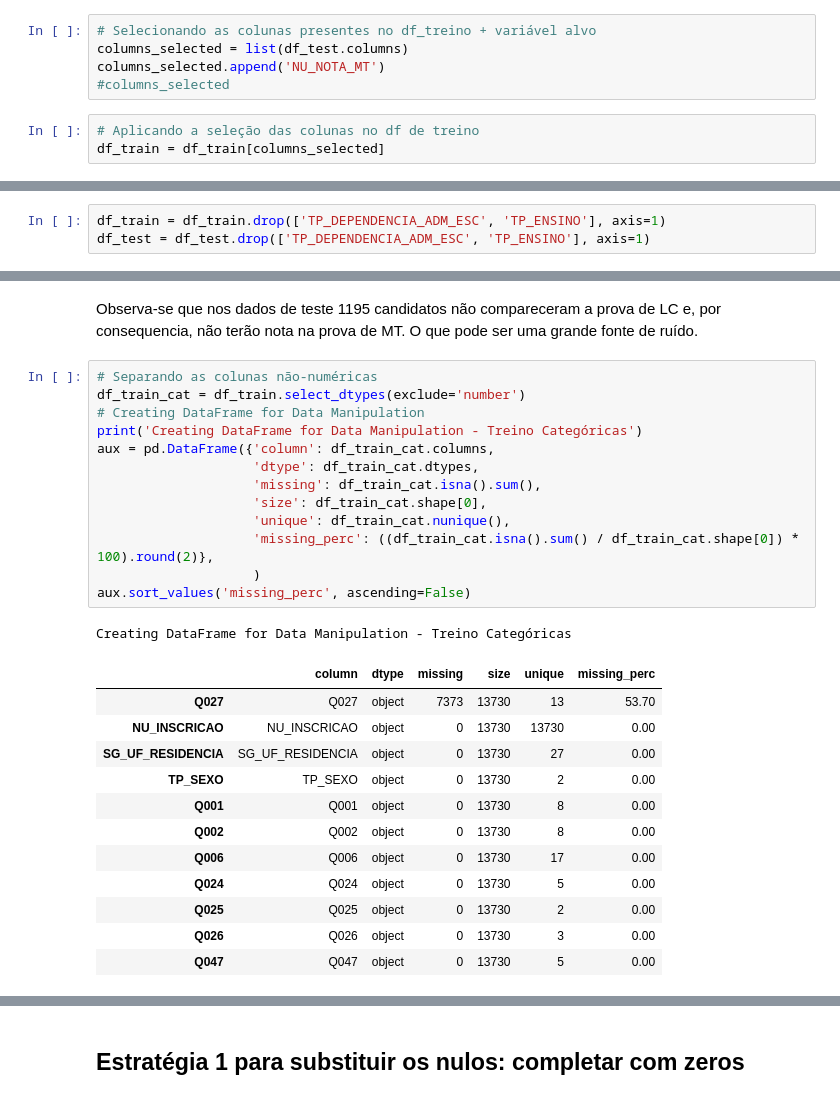
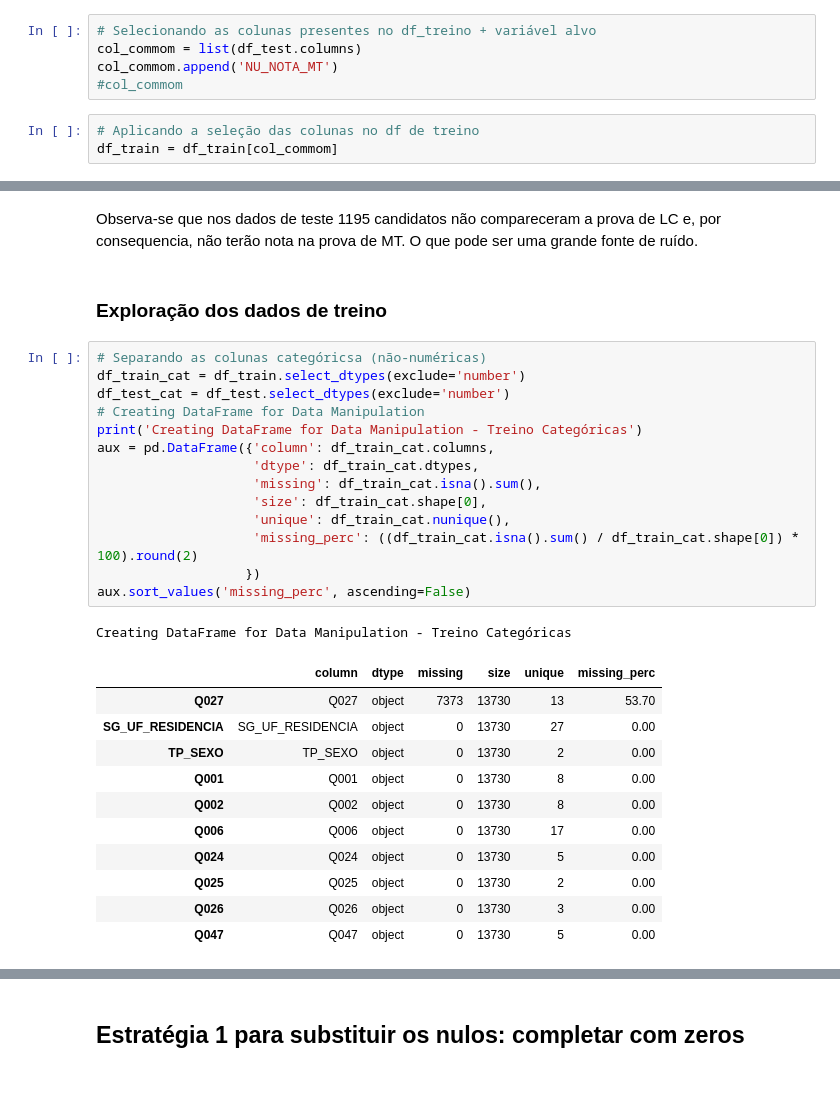
Before and after one commit to CarolRibeiroDS/Codenation-AceleraDev-DS, a Jupyter notebook: semana8/desafio_Enem_2.ipynb, the cells around one changed output, grey strips where cells are left out. Cells and saved outputs as stored; diff of their text form.

```diff
--- a/semana8/desafio_Enem_2.ipynb
+++ b/semana8/desafio_Enem_2.ipynb
@@ -60,11 +75,11 @@ True
 # %%
 # Selecionando as colunas presentes no df_treino + variável alvo
-columns_selected = list(df_test.columns)
-columns_selected.append('NU_NOTA_MT')
-#columns_selected
+col_commom = list(df_test.columns)
+col_commom.append('NU_NOTA_MT')
+#col_commom
 # %%
 # Aplicando a seleção das colunas no df de treino
-df_train = df_train[columns_selected]
+df_train = df_train[col_commom]
 # %%
 # Verificando as colunas no dataset de treino
 df_train.columns
@@ -183,3 +197,0 @@ A feature TP_DEPENDENCIA_ADM_ESC apesar de apresentar correlação de 0.37 com a
-# %%
-df_train = df_train.drop(['TP_DEPENDENCIA_ADM_ESC', 'TP_ENSINO'], axis=1)
-df_test = df_test.drop(['TP_DEPENDENCIA_ADM_ESC', 'TP_ENSINO'], axis=1)
@@ -201,24 +221,26 @@ df_test['TP_PRESENCA_LC'].value_counts()
 Name: TP_PRESENCA_LC, dtype: int64
 # %% [markdown]
 Observa-se que nos dados de teste 1195 candidatos não compareceram a prova de LC e, por consequencia, não terão nota na prova de MT. O que pode ser uma grande fonte de ruído.
+# %% [markdown]
+### Exploração dos dados de treino
 # %%
-# Separando as colunas não-numéricas
+# Separando as colunas categóricsa (não-numéricas)
 df_train_cat = df_train.select_dtypes(exclude='number')
+df_test_cat = df_test.select_dtypes(exclude='number')
 # Creating DataFrame for Data Manipulation
 print('Creating DataFrame for Data Manipulation - Treino Categóricas')
 aux = pd.DataFrame({'column': df_train_cat.columns,
                     'dtype': df_train_cat.dtypes,
                     'missing': df_train_cat.isna().sum(),
                     'size': df_train_cat.shape[0],
                     'unique': df_train_cat.nunique(),
-                    'missing_perc': ((df_train_cat.isna().sum() / df_train_cat.shape[0]) * 100).round(2)},
-                    )
+                    'missing_perc': ((df_train_cat.isna().sum() / df_train_cat.shape[0]) * 100).round(2)
+                   })
 aux.sort_values('missing_perc', ascending=False)
 # %% [output]
 Creating DataFrame for Data Manipulation - Treino Categóricas
 |  | column | dtype | missing | size | unique | missing_perc |
 | Q027 | Q027 | object | 7373 | 13730 | 13 | 53.70 |
-| NU_INSCRICAO | NU_INSCRICAO | object | 0 | 13730 | 13730 | 0.00 |
 | SG_UF_RESIDENCIA | SG_UF_RESIDENCIA | object | 0 | 13730 | 27 | 0.00 |
 | TP_SEXO | TP_SEXO | object | 0 | 13730 | 2 | 0.00 |
 | Q001 | Q001 | object | 0 | 13730 | 8 | 0.00 |
```
Also changed, not shown: parts of 128 cells of this notebook.
